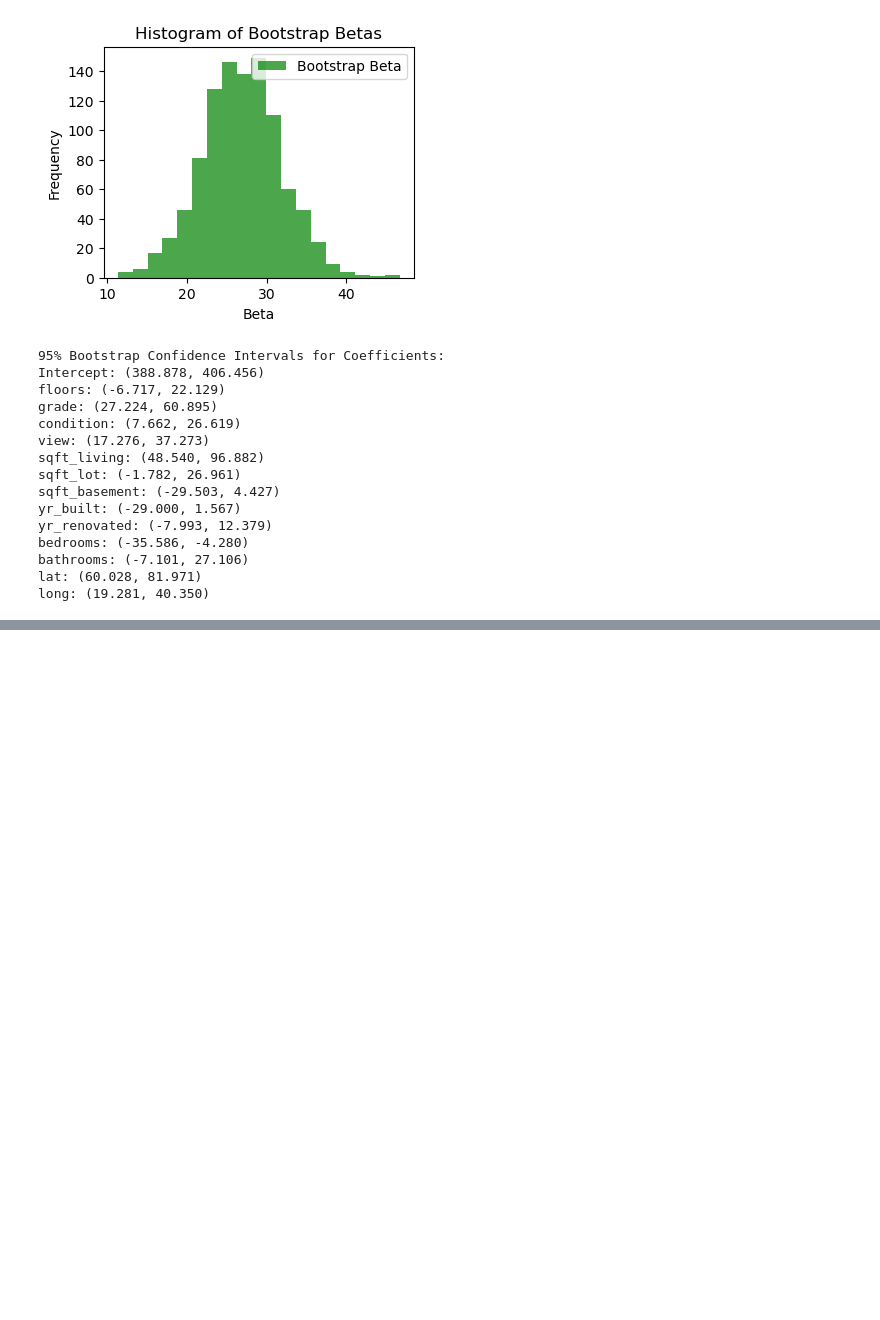
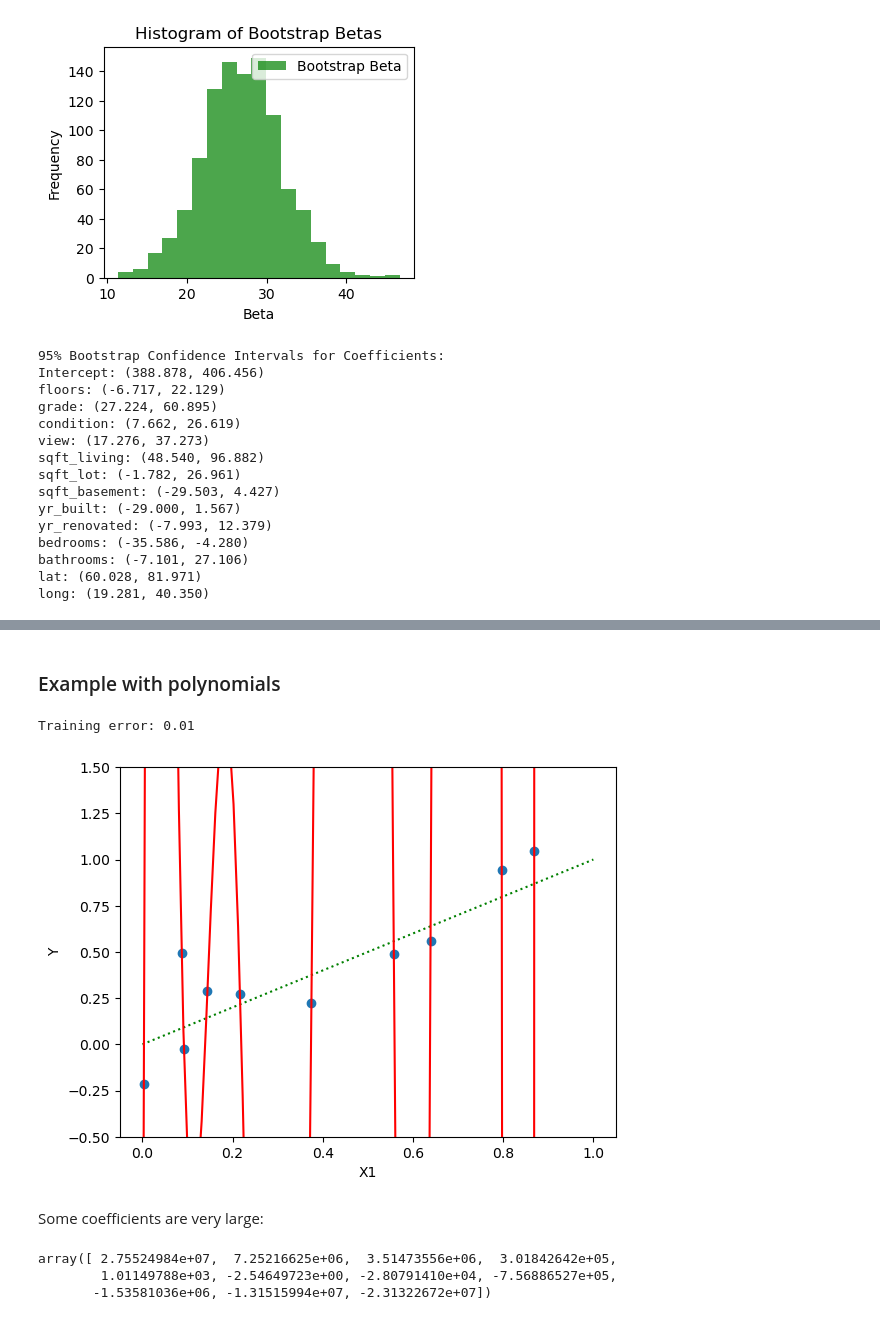
Before and after one commit to moran-teaching/stat486-website, a Jupyter notebook: nb/lec3.ipynb, the cells around one changed output, grey strips where cells are left out. Cells and saved outputs as stored; diff of their text form; code cells hidden in the pictures; blank space fills up the shorter version.

```diff
--- a/nb/lec3.ipynb
+++ b/nb/lec3.ipynb
@@ -76,8 +75,8 @@ baseline_error = np.sqrt(((Y_test - Y_train.mean()) ** 2).mean())
 
 ## print coefficients
 print("Coefficients:")
-features = ['Intercept'] + list(X.columns)
-for i, f in enumerate(features):
+features_list = ['Intercept'] + list(X.columns)
+for i, f in enumerate(features_list):
     print(f"{f}: {betahat[i]:.3f}")
 
 
@@ -133,9 +145,0 @@ np.float64(397.6669185000979)
-# %%
-## print coefficients
-print("Coefficients:")
-features = X.columns
-
-print(f"Intercept: {linreg.intercept_:.3f}")
-
-for i, f in enumerate(features):
-    print(f"{f}: {linreg.coef_[i]:.3f}")
@@ -278,0 +308,49 @@ long: (19.281, 40.350)
+# %% [markdown]
+### Example with polynomials
+# %%
+n = 10
+X1 = np.random.uniform(size=(n))
+noise = 0.2 * np.random.normal(size=(n))
+Y = X1 + noise
+
+## add polynomial of X1
+p = 10
+X = np.column_stack([X1**i for i in range(0, p+1)])
+
+
+## fit linear model
+betahat = np.linalg.solve(X.T @ X, X.T @ Y)
+
+err = np.sum((Y - X @ betahat)**2)
+print(f"Training error: {err:.2f}")
+
+
+# plot X1, Y
+import matplotlib.pyplot as plt
+plt.scatter(X1, Y)
+plt.xlabel('X1')
+plt.ylabel('Y')
+X1_grid = np.linspace(0, 1, 100)
+
+# plot truth as dotted
+Y_grid = X1_grid
+plt.plot(X1_grid, Y_grid, color='green', linestyle='dotted')
+
+# plot fitted curve
+X_grid = np.column_stack([X1_grid**i for i in range(0, p+1)])
+Y_grid = X_grid @ betahat
+plt.ylim(-.5, 1.5)
+plt.plot(X1_grid, Y_grid, color='red')
+
+plt.show()
+# %% [output]
+Training error: 0.01
+[figure, added]
+# %% [markdown]
+Some coefficients are very large:
+# %%
+-np.sort(-betahat)  # np.sort is smallest to largest - use negative for largest to smallest
+# %% [output]
+array([ 2.75524984e+07,  7.25216625e+06,  3.51473556e+06,  3.01842642e+05,
+        1.01149788e+03, -2.54649723e+00, -2.80791410e+04, -7.56886527e+05,
+       -1.53581036e+06, -1.31515994e+07, -2.31322672e+07])
```
Also changed, not shown: parts of 24 cells of this notebook, 17 other files.
